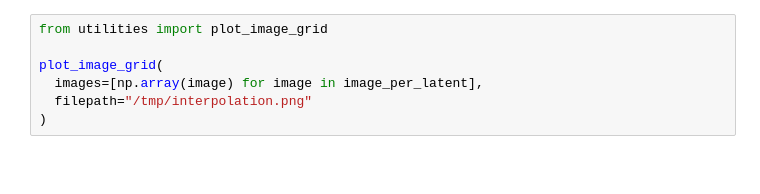
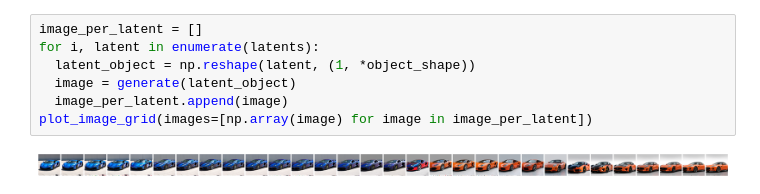
Before and after one commit to bodin-e/linear-combinations-of-latents, a Jupyter notebook: example_interpolation.ipynb, the cells around one changed output. Saved outputs shown, nothing was run; the diff lists cells and outputs as text; blank space fills up the shorter version.

```diff
--- a/example_interpolation.ipynb
+++ b/example_interpolation.ipynb
@@ -55,7 +84,9 @@ for i, latent in enumerate(latents):
 # %%
-from utilities import plot_image_grid
-
-plot_image_grid(
-  images=[np.array(image) for image in image_per_latent],
-  filepath="/tmp/interpolation.png"
-)
+image_per_latent = []
+for i, latent in enumerate(latents):
+  latent_object = np.reshape(latent, (1, *object_shape))
+  image = generate(latent_object)
+  image_per_latent.append(image)
+plot_image_grid(images=[np.array(image) for image in image_per_latent])
+# %% [output]
+[figure, added]
```
Also changed, not shown: parts of 3 cells of this notebook, 2 other files.
